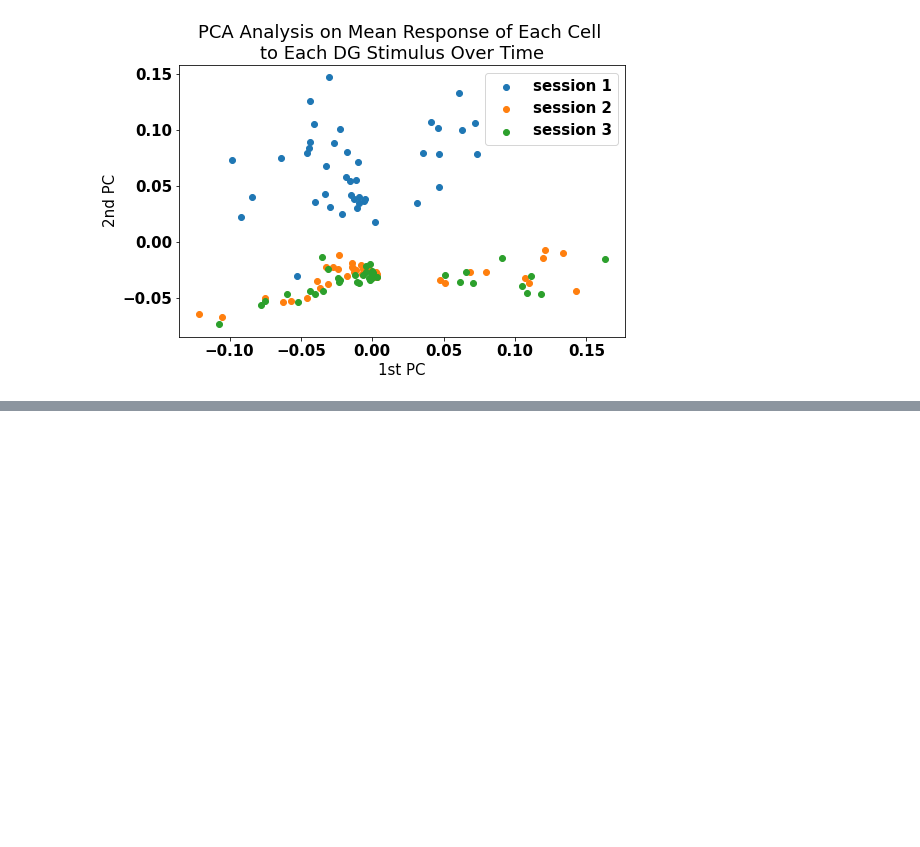
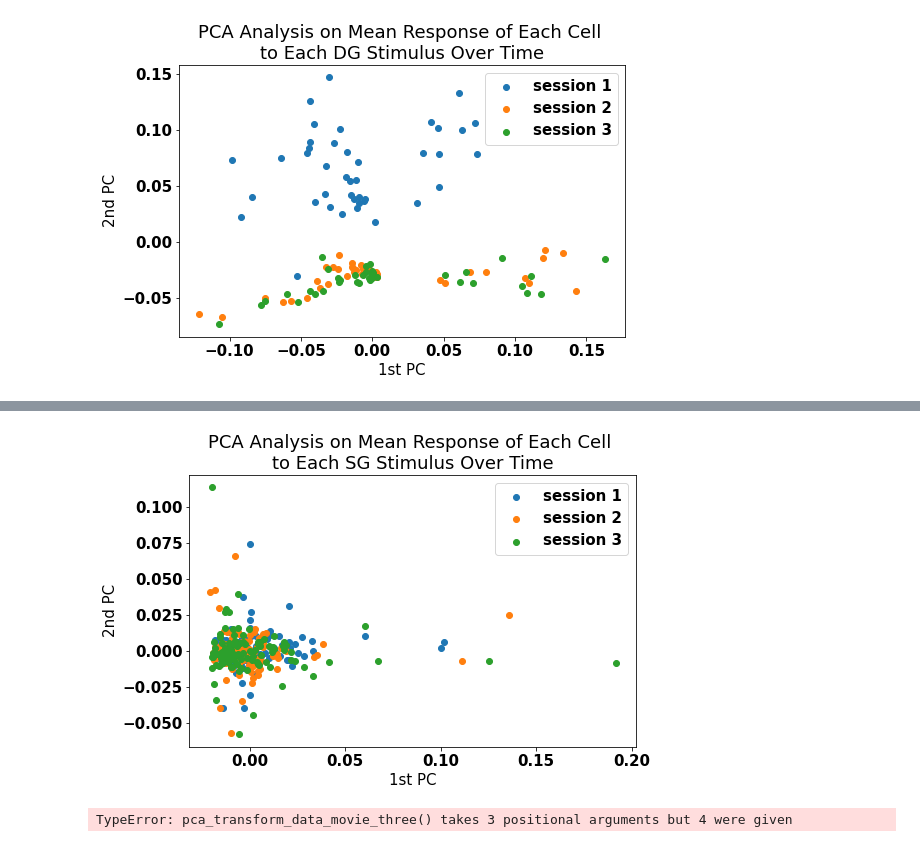
Before and after one commit to naomi-martin/swdb-representational-drift, a Jupyter notebook: code/pca_analysis.ipynb, the cells around one changed output, grey strips where cells are left out. Saved outputs shown, nothing was run; the diff lists cells and outputs as text; code cells hidden in the pictures; blank space fills up the shorter version.

```diff
--- a/code/pca_analysis.ipynb
+++ b/code/pca_analysis.ipynb
@@ -333,5 +542,5 @@ response1, response2, response3, sg1_responses_by_stimulus, sg2_responses_by_sti
 # %%
 # Transform data for PCA n=3
 mean_response1, mean_response2, mean_response3 = get_mean_matrices_dg_sg_ns(sg1_responses_by_stimulus, sg2_responses_by_stimulus, sg3_responses_by_stimulus)
-transformed_data_sg = pca_transform_data(mean_response1, mean_response2, mean_response3, 3)
+transformed_data_sg, pca_results_sg = pca_transform_data(mean_response1, mean_response2, mean_response3, 3)
 # %%
@@ -350,3 +561,18 @@ plt.show()
+# %%
+# PCA Model: 2D Visualization, PC1 and 3
+fig, ax = plt.subplots(figsize=(8,5))
+
+ax.scatter(transformed_data_sg[transformed_data_sg.Session=="1"][0], transformed_data_sg[transformed_data_sg.Session=="1"][2], label="session 1")
+ax.scatter(transformed_data_sg[transformed_data_sg.Session=="2"][0], transformed_data_sg[transformed_data_sg.Session=="2"][2], label="session 2")
+ax.scatter(transformed_data_sg[transformed_data_sg.Session=="3"][0], transformed_data_sg[transformed_data_sg.Session=="3"][2], label="session 3")
+ax.set_xlabel("1st PC")
+ax.set_ylabel("2nd PC")
+ax.set_title("PCA Analysis on Mean Response of Each Cell \nto Each SG Stimulus Over Time")
+plt.legend(loc="upper right")
+plt.savefig("../results/pca_static_gratings_pc13.jpg", dpi=200)
+plt.show()
+# %% [output]
+[figure, added]
 # %%
 # PCA Model: 3D Visualization
 fig = px.scatter_3d(transformed_data_sg, x=0, y=1, z=2, color="Session", labels = {"0": "PC1","1": "PC2", "2": "PC3"}, title = "First 3 PCs on Mean Response of Each Cell to Each SG Stimulus Over Time")
@@ -407,0 +650,4 @@ fig.show()
+# %%
+mean_responses1, mean_responses2, mean_responses3 = get_all_relevant_tables_movie_one(688678764, 30)
+# %% [output]
+TypeError: pca_transform_data_movie_three() takes 3 positional arguments but 4 were given
```
Also changed, not shown: parts of 29 cells of this notebook, 2 other files.
